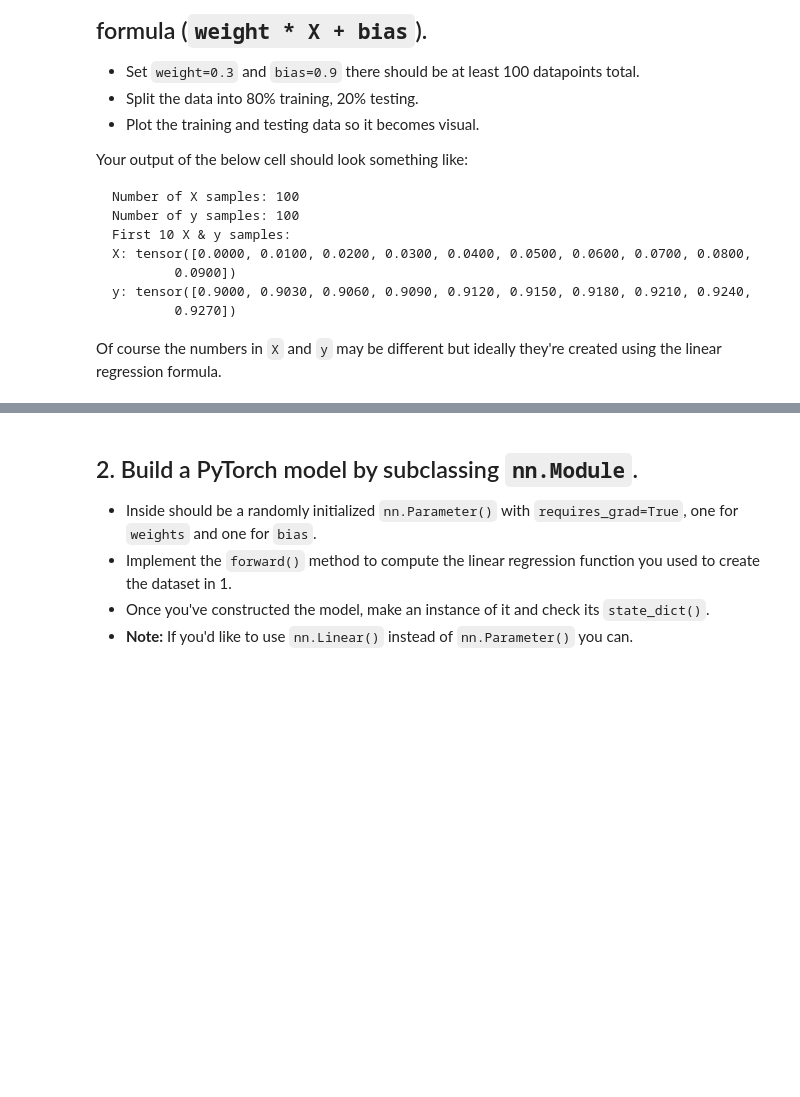
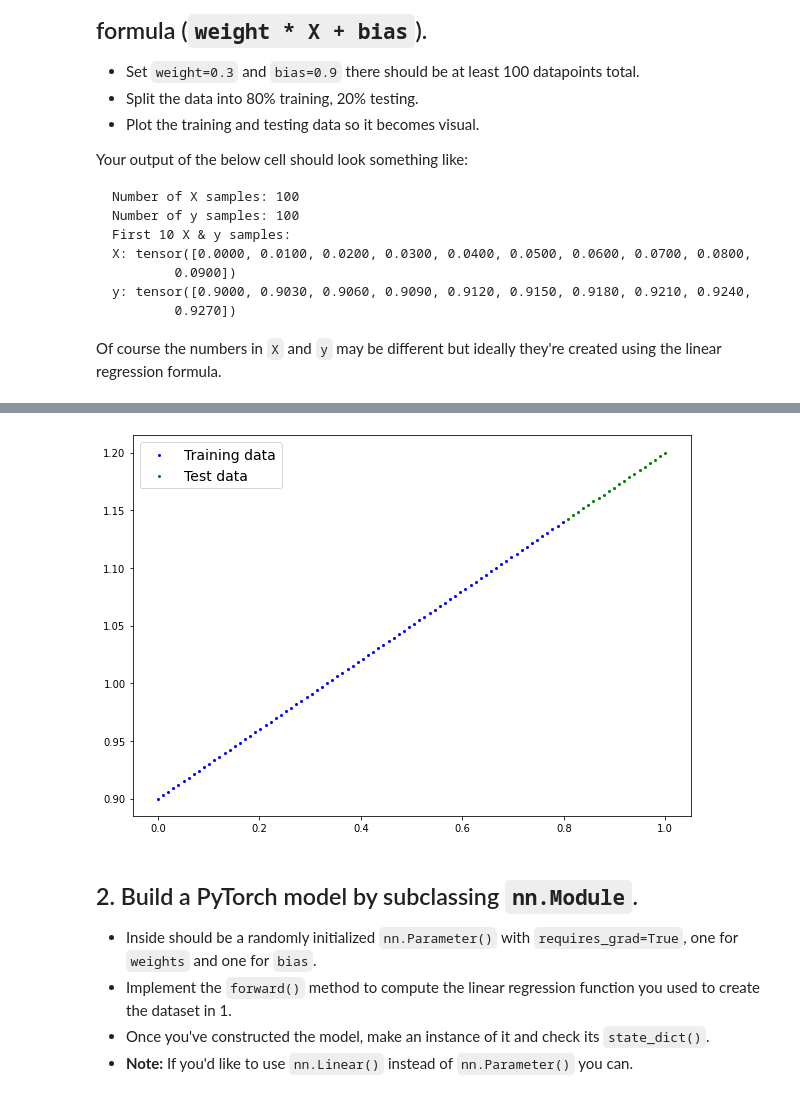
Before and after one commit to kvnptl/pytorch-practice, a Jupyter notebook: exercises/01_pytorch_workflow_exercises.ipynb, the cells around one changed output, grey strips where cells are left out. Drawn from its saved outputs; the diff is of its cells as text; code cells hidden in the pictures; blank space fills up the shorter version.

```diff
--- a/exercises/01_pytorch_workflow_exercises.ipynb
+++ b/exercises/01_pytorch_workflow_exercises.ipynb
@@ -36,9 +43,12 @@ y: tensor([0.9000, 0.9030, 0.9060, 0.9090, 0.9120, 0.9150, 0.9180, 0.9210, 0.924
 Of course the numbers in `X` and `y` may be different but ideally they're created using the linear regression formula.
 # %%
 # Create the data parameters
-
+weight = 0.3
+bias = 0.9
 
 # Make X and y using linear regression feature
+X = torch.linspace(0, 1, 100).unsqueeze(dim=1)
+y = weight * X + bias
 
 
 print(f"Number of X samples: {len(X)}")
@@ -47,2 +75,5 @@ print(f"First 10 X & y samples:\nX: {X[:10]}\ny: {y[:10]}")
 # %%
 # Split the data into training and testing
+train_split = int(0.8 * len(X))
+X_train, X_test = X[:train_split], X[train_split:]
+y_train, y_test = y[:train_split], y[train_split:]
@@ -51,3 +80,31 @@ print(f"First 10 X & y samples:\nX: {X[:10]}\ny: {y[:10]}")
+# %%
+# Plot the training and testing data
+# plt.scatter(X_train, y_train)
+# plt.show()
+
+def plot_predictions (train_data=X_train,
+                      train_labels=y_train,
+                      test_data = X_test,
+                      test_labels=y_test,
+                      predictions=None):
+  '''
+  Plot training data, test data, and compares predictions
+  '''
+
+  plt.figure(figsize=(10,7))
+
+  plt.scatter(train_data, train_labels, c='b', s=4, label="Training data")
+
+  plt.scatter(test_data, test_labels, c='g', s=4, label="Test data")
+
+  if predictions is not None:
+    plt.scatter(test_data, predictions, c='r', s= 4, label="Predictions")
+
+  plt.legend(prop={"size":14})
+
+plot_predictions(X_train, y_train, X_test, y_test)
+# %% [output]
+[figure, added]
 # %% [markdown]
 ## 2. Build a PyTorch model by subclassing `nn.Module`.
   * Inside should be a randomly initialized `nn.Parameter()` with `requires_grad=True`, one for `weights` and one for `bias`.
```
Also changed, not shown: parts of 15 cells of this notebook.
